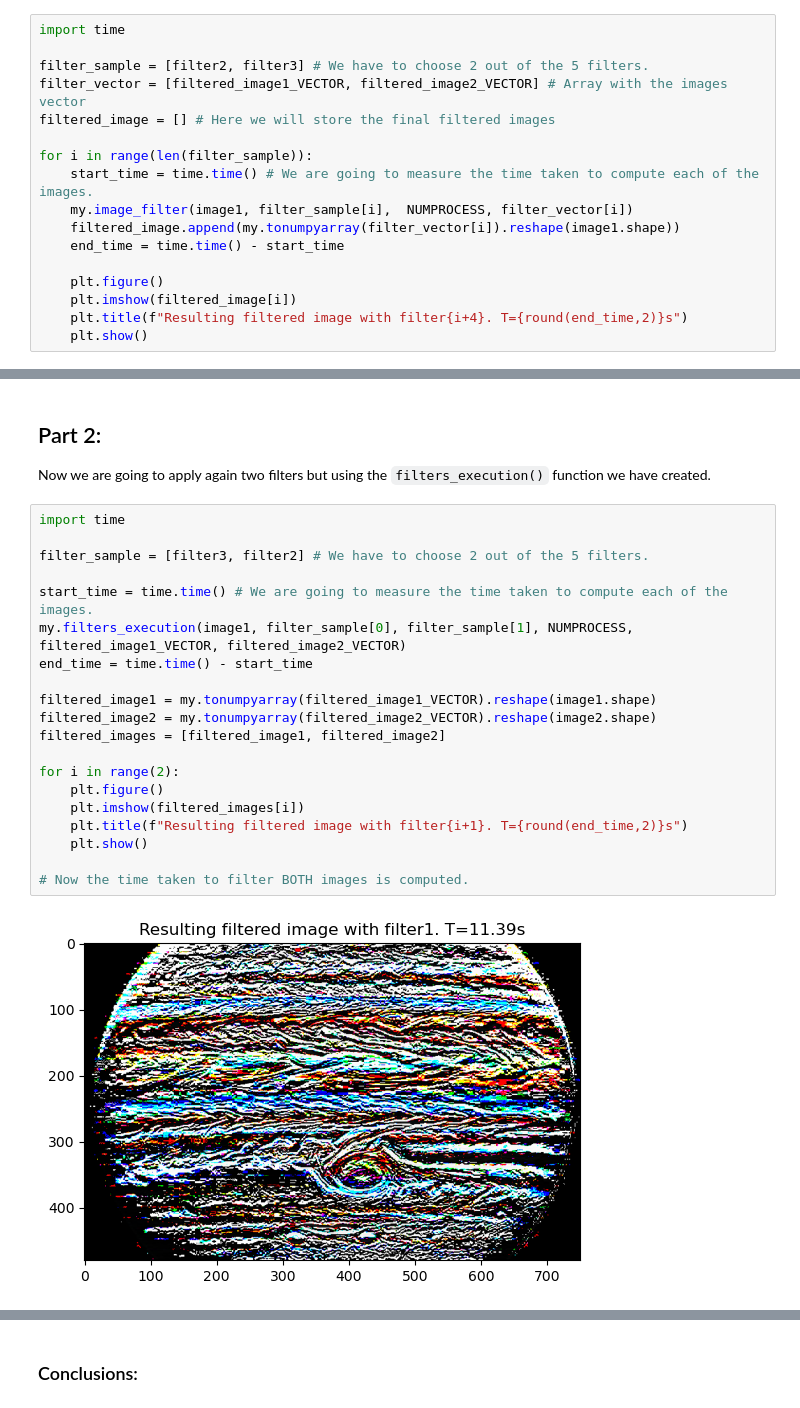
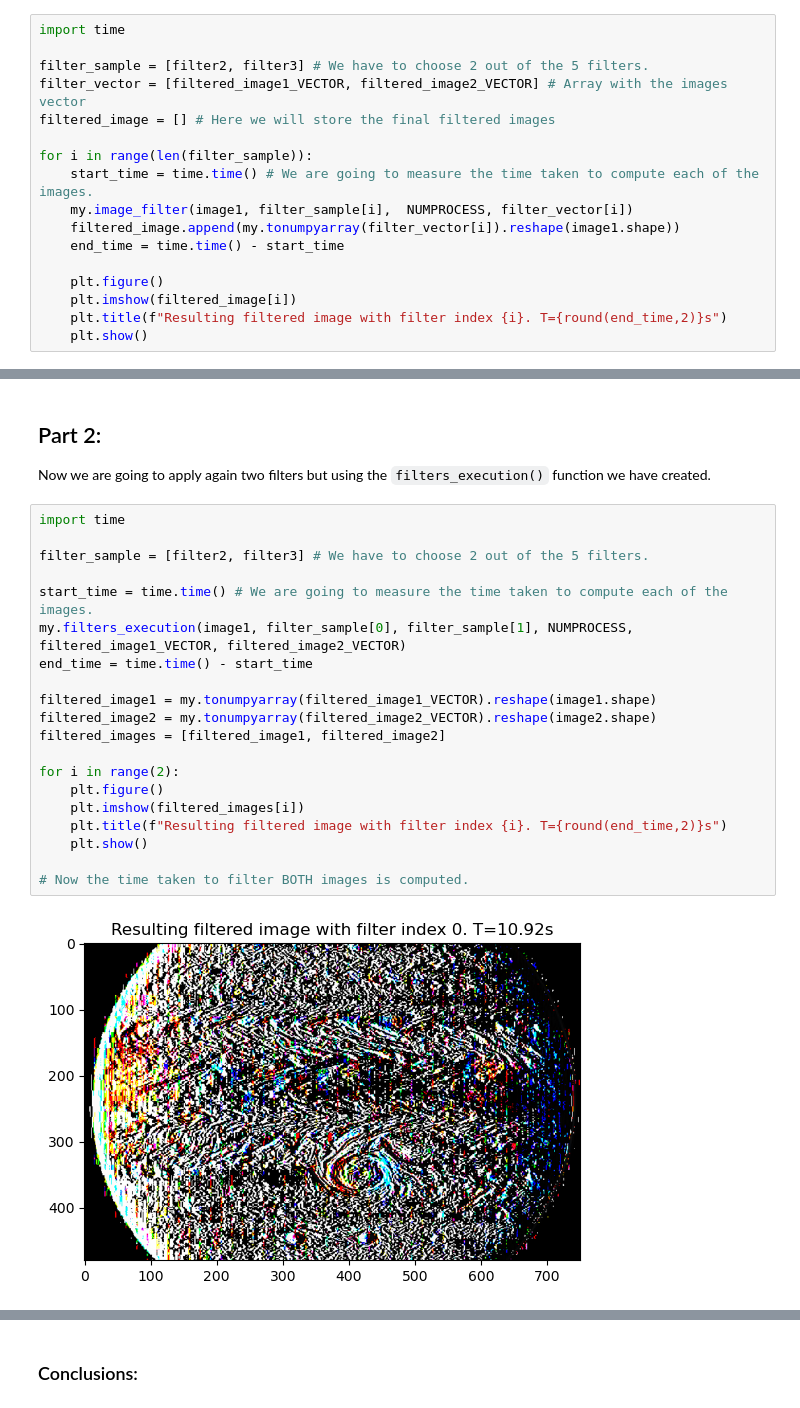
Before and after one commit to andres-nav/massive-computing, a Jupyter notebook: Practical Work 01/First Practical Work.ipynb, the cells around one changed output, grey strips where cells are left out. Drawn from its saved outputs; the diff is of its cells as text.

```diff
--- a/Practical Work 01/First Practical Work.ipynb
+++ b/Practical Work 01/First Practical Work.ipynb
@@ -120,6 +120,6 @@ for i in range(len(filter_sample)):
 
     plt.figure()
     plt.imshow(filtered_image[i])
-    plt.title(f"Resulting filtered image with filter{i+4}. T={round(end_time,2)}s")
+    plt.title(f"Resulting filtered image with filter index {i}. T={round(end_time,2)}s")
     plt.show()
 # %% [output]
@@ -132,22 +132,22 @@
 # %%
 import time
 
-filter_sample = [filter3, filter2] # We have to choose 2 out of the 5 filters.
+filter_sample = [filter2, filter3] # We have to choose 2 out of the 5 filters.
 
 start_time = time.time() # We are going to measure the time taken to compute each of the images.
 my.filters_execution(image1, filter_sample[0], filter_sample[1], NUMPROCESS, filtered_image1_VECTOR, filtered_image2_VECTOR)
 end_time = time.time() - start_time
 
 filtered_image1 = my.tonumpyarray(filtered_image1_VECTOR).reshape(image1.shape)
 filtered_image2 = my.tonumpyarray(filtered_image2_VECTOR).reshape(image2.shape)
 filtered_images = [filtered_image1, filtered_image2]
 
 for i in range(2):
     plt.figure()
     plt.imshow(filtered_images[i])
-    plt.title(f"Resulting filtered image with filter{i+1}. T={round(end_time,2)}s")
+    plt.title(f"Resulting filtered image with filter index {i}. T={round(end_time,2)}s")
     plt.show()
 
 # Now the time taken to filter BOTH images is computed.
 # %% [output]
-[figure, old version]
+[figure, new version]
```
Also changed, not shown: parts of 2 cells of this notebook, 1 other file.
